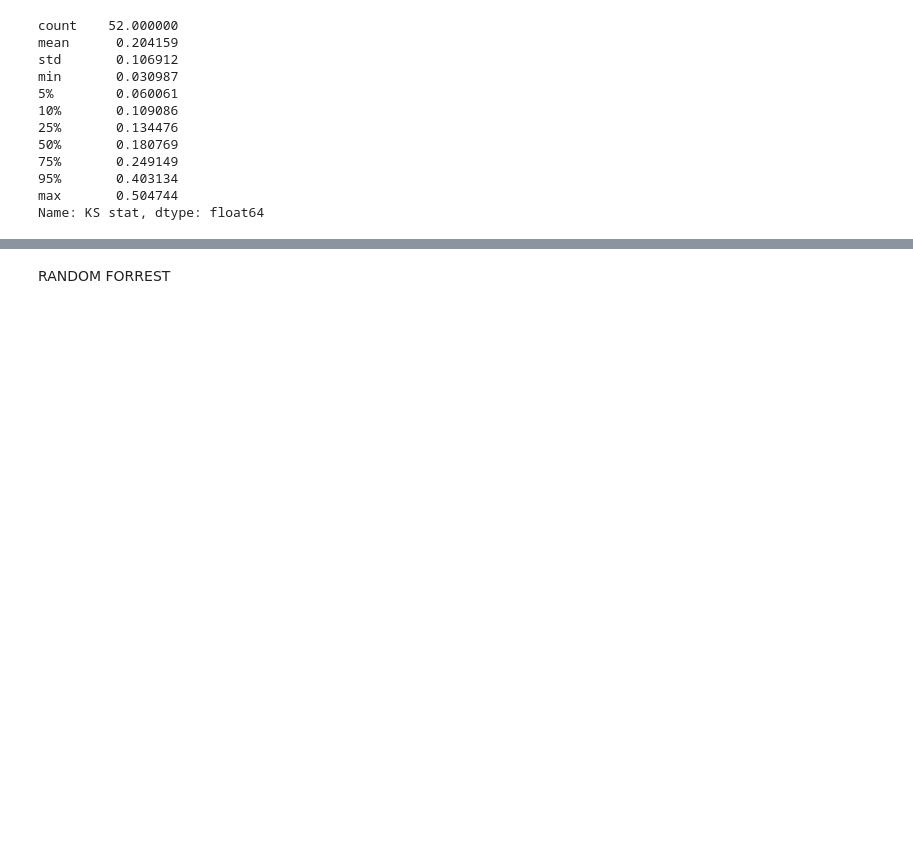
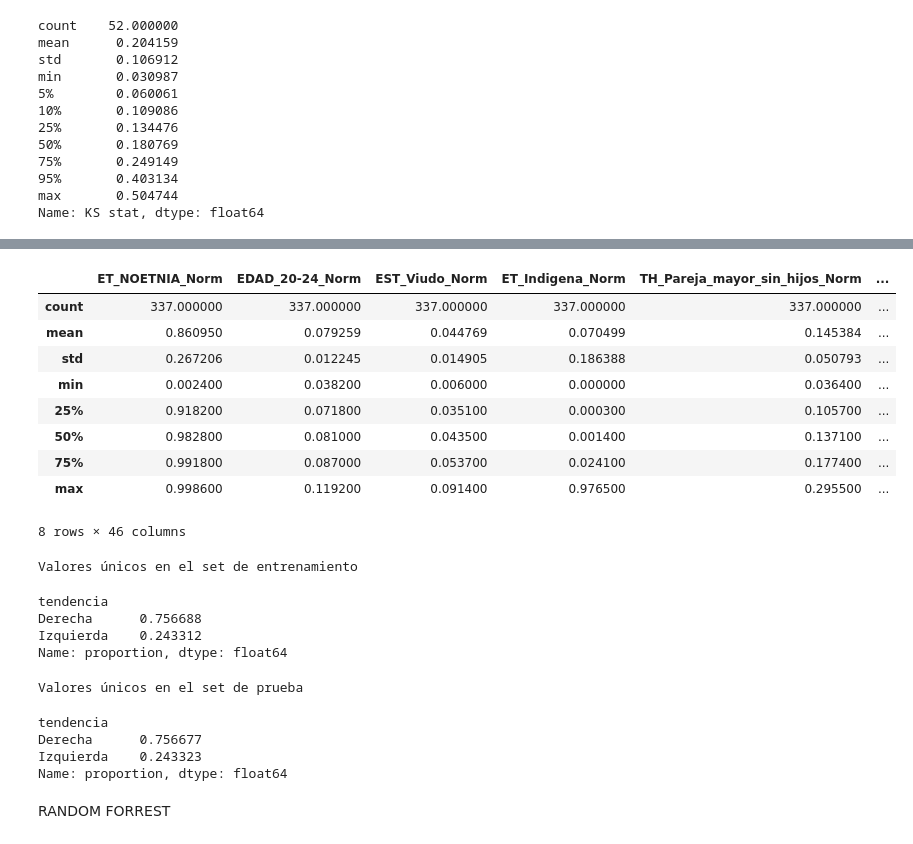
Before and after one commit to DJRT-11/MINE4101-Proyecto, a Jupyter notebook: ModelsTraining.ipynb, the cells around one changed output, grey strips where cells are left out. Drawn from its saved outputs; the diff is of its cells as text; code cells hidden in the pictures; blank space fills up the shorter version.

Commit message:
Añadir descripción de conjuntos. Mostrar que se mantiene la proporción entre variables.

```diff
--- a/ModelsTraining.ipynb
+++ b/ModelsTraining.ipynb
@@ -97,3 +125,34 @@ x_train, x_test, y_train, y_test = train_test_split(df_data_x,df_data_y,stratify
+# %%
+x_test.describe()
+# %% [output]
+|  | ET_NOETNIA_Norm | EDAD_20-24_Norm | EST_Viudo_Norm | ET_Indigena_Norm | TH_Pareja_mayor_sin_hijos_Norm | ... |
+| count | 337.000000 | 337.000000 | 337.000000 | 337.000000 | 337.000000 | ... |
+| mean | 0.860950 | 0.079259 | 0.044769 | 0.070499 | 0.145384 | ... |
+| std | 0.267206 | 0.012245 | 0.014905 | 0.186388 | 0.050793 | ... |
+| min | 0.002400 | 0.038200 | 0.006000 | 0.000000 | 0.036400 | ... |
+| 25% | 0.918200 | 0.071800 | 0.035100 | 0.000300 | 0.105700 | ... |
+| 50% | 0.982800 | 0.081000 | 0.043500 | 0.001400 | 0.137100 | ... |
+| 75% | 0.991800 | 0.087000 | 0.053700 | 0.024100 | 0.177400 | ... |
+| max | 0.998600 | 0.119200 | 0.091400 | 0.976500 | 0.295500 | ... |
+8 rows × 46 columns
+# %%
+print("Valores únicos en el set de entrenamiento")
+y_train.value_counts(dropna=False, normalize=True)
+# %% [output]
+Valores únicos en el set de entrenamiento
+tendencia
+Derecha      0.756688
+Izquierda    0.243312
+Name: proportion, dtype: float64
+# %%
+print("Valores únicos en el set de prueba")
+y_test.value_counts(dropna=False, normalize=True)
+# %% [output]
+Valores únicos en el set de prueba
+tendencia
+Derecha      0.756677
+Izquierda    0.243323
+Name: proportion, dtype: float64
 # %% [markdown]
 RANDOM FORREST
 # %%
```
Also changed, not shown: parts of 23 cells of this notebook.
